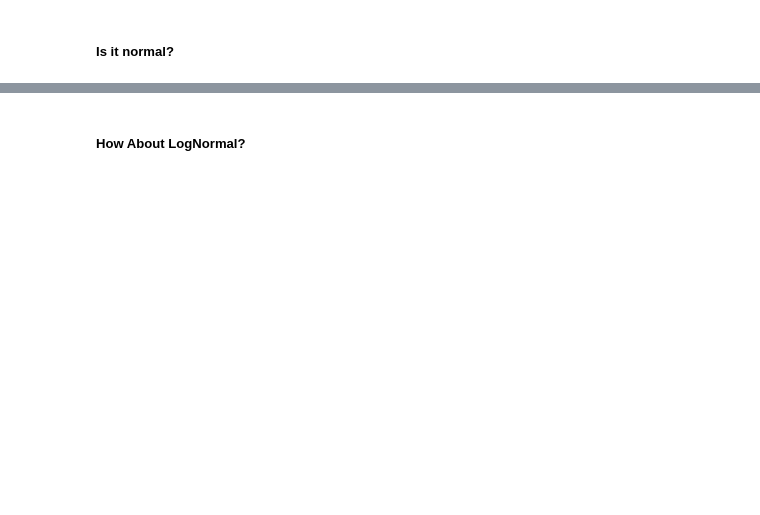
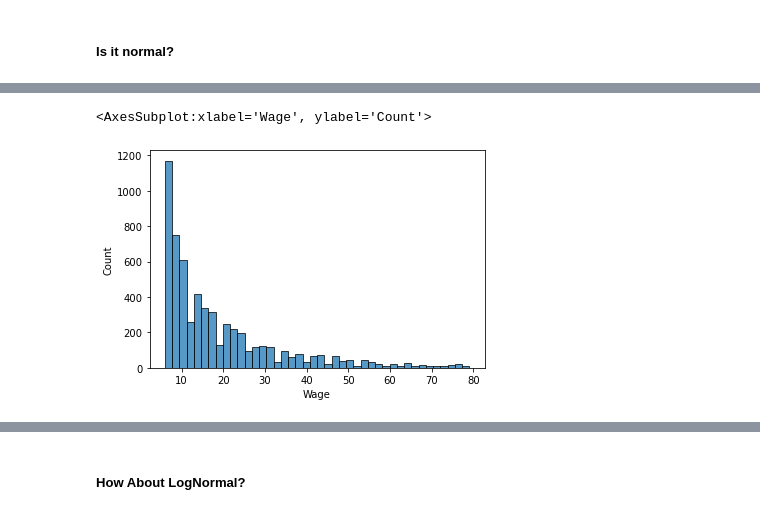
Before and after one commit to Asdukey/Basic_Stats_in_Python_Student_Workbooks, a Jupyter notebook: 008_Analytical_Dist.ipynb, the cells around one changed output, grey strips where cells are left out. Saved outputs shown, nothing was run; the diff lists cells and outputs as text; code cells hidden in the pictures; blank space fills up the shorter version.

```diff
--- a/008_Analytical_Dist.ipynb
+++ b/008_Analytical_Dist.ipynb
@@ -460,7 +472,8 @@ We can try another, see if the wages in this data is normal or lognormal, and ju
 The data is total contract size, in millions, for some soccer players in Europe.
 # %%
 df_fifa = pd.read_csv("data/fifa_eda.csv")
-df_fifa = df_fifa[df_fifa["Wage"] > 0]
+df_fifa = df_fifa[df_fifa["Wage"] > 1]
+df_fifa = df_fifa[df_fifa["Wage"] < 100]
 fifa = df_fifa["Wage"]
 fifa.head()
 # %% [output]
@@ -481,0 +490,5 @@ Name: Wage, dtype: float64
+# %%
+sns. histplot(data=fifa)
+# %% [output]
+<AxesSubplot:xlabel='Wage', ylabel='Count'>
+[figure, added]
```
Also changed, not shown: parts of 27 cells of this notebook, 1 other file.
